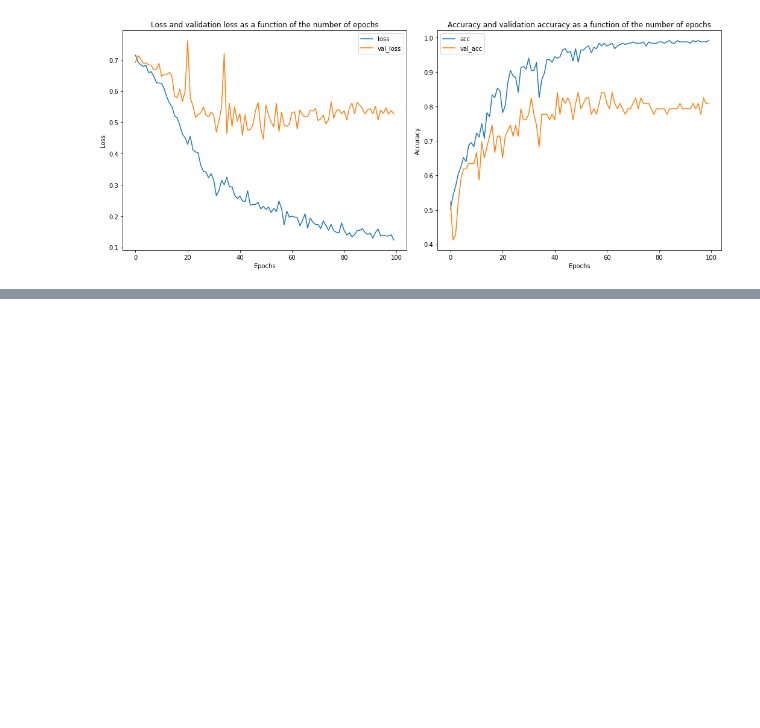
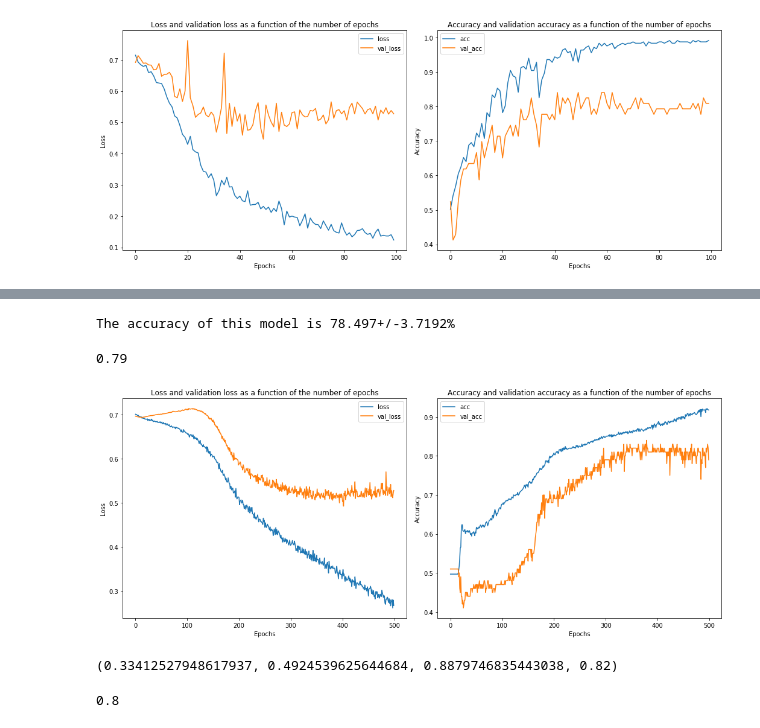
Before and after one commit to SSappy/deep_learning_epfl, a Jupyter notebook: project1/src/notebooks/Convolutional networks.ipynb, the cells around one changed output, grey strips where cells are left out. Drawn from its saved outputs; the diff is of its cells as text; code cells hidden in the pictures; blank space fills up the shorter version.

```diff
--- a/project1/src/notebooks/Convolutional networks.ipynb
+++ b/project1/src/notebooks/Convolutional networks.ipynb
@@ -305,0 +422,25 @@ plot_history(history)
+# %%
+acc_list_3 = cross_validation(ConvNet3, x_train, y_train, raw=True, num_folds=5,
+                              epochs=100, lr=lr_tuned, batch_size=16,
+                              standardize=True, noise=noise_tuned, crop=False, lr_decay=(10, 0.8))
+acc = round(100*np.mean(acc_list_3), 4)
+std = round(100*np.std(acc_list_3), 4)
+print('The accuracy of this model is {0}+/-{1}%'.format(acc, std))
+# %% [output]
+The accuracy of this model is 78.497+/-3.7192%
+# %%
+model.compute_accuracy(x_test, y_test)
+# %% [output]
+0.79
+# %%
+plot_history(history)
+# %% [output]
+[figure, added]
+# %%
+early_stopping(history)
+# %% [output]
+(0.33412527948617937, 0.4924539625644684, 0.8879746835443038, 0.82)
+# %%
+model.compute_accuracy(x_test, y_test)
+# %% [output]
+0.8
```
Also changed, not shown: parts of 14 cells of this notebook, 3 other files.
